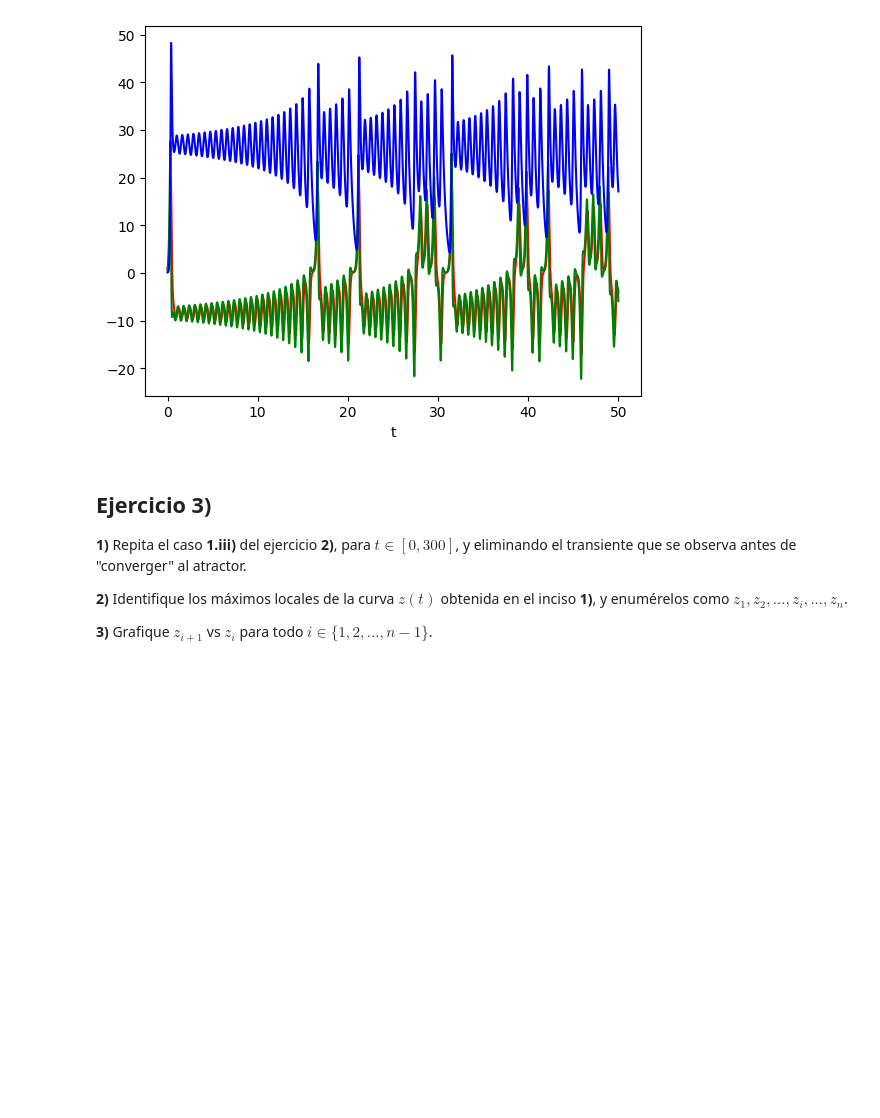
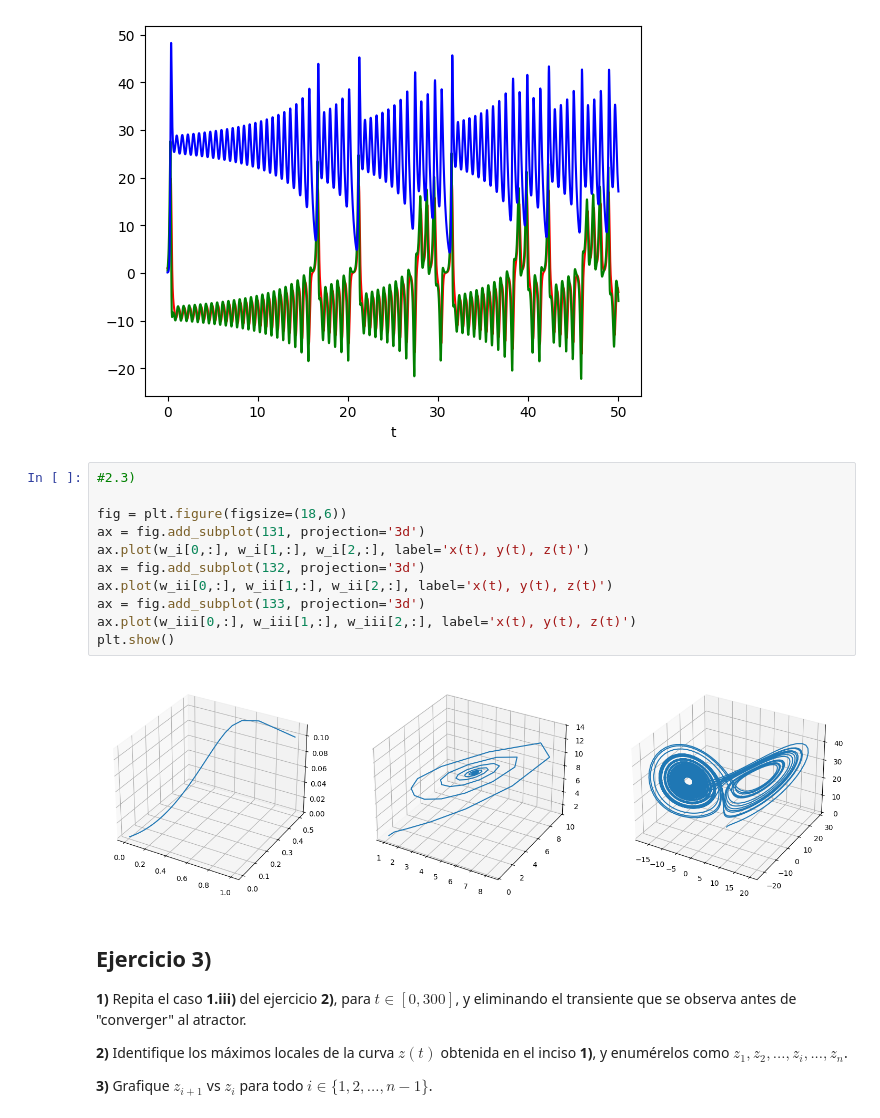
Before and after one commit to aletole1/Redes-Neuronales, a Jupyter notebook: redes_neuronales_2024_guia_6.ipynb, the cells around one changed output. Saved outputs shown, nothing was run; the diff lists cells and outputs as text; blank space fills up the shorter version.

```diff
--- a/redes_neuronales_2024_guia_6.ipynb
+++ b/redes_neuronales_2024_guia_6.ipynb
@@ -220,6 +220,19 @@ plt.xlabel('t')
 plt.show()
 # %% [output]
 [figure]
+# %%
+#2.3)
+
+fig = plt.figure(figsize=(18,6))
+ax = fig.add_subplot(131, projection='3d')
+ax.plot(w_i[0,:], w_i[1,:], w_i[2,:], label='x(t), y(t), z(t)')
+ax = fig.add_subplot(132, projection='3d')
+ax.plot(w_ii[0,:], w_ii[1,:], w_ii[2,:], label='x(t), y(t), z(t)')
+ax = fig.add_subplot(133, projection='3d')
+ax.plot(w_iii[0,:], w_iii[1,:], w_iii[2,:], label='x(t), y(t), z(t)')
+plt.show()
+# %% [output]
+[figure, added]
 # %% [markdown]
 ## Ejercicio 3)
 
```
Also changed, not shown: parts of 4 cells of this notebook.
